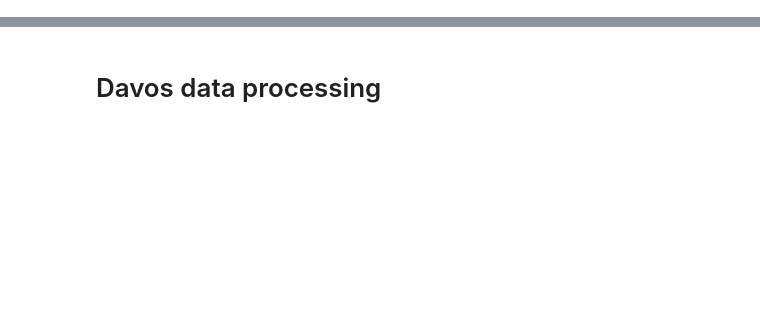
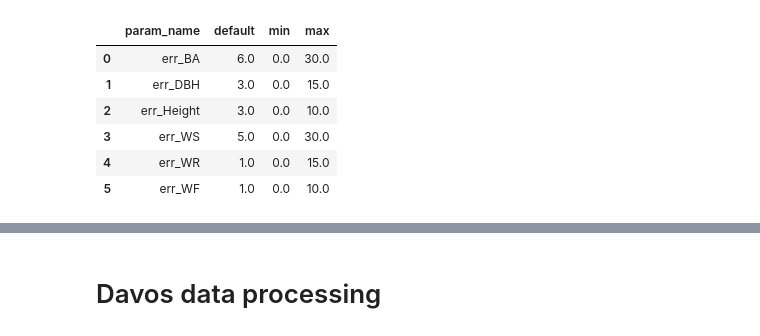
Before and after one commit to simlab-vs/TrunX, a Jupyter notebook: notebooks/prepare_solling_data.ipynb, the cells around one changed output, grey strips where cells are left out. Saved outputs shown, nothing was run; the diff lists cells and outputs as text; code cells hidden in the pictures; blank space fills up the shorter version.

```diff
--- a/notebooks/prepare_solling_data.ipynb
+++ b/notebooks/prepare_solling_data.ipynb
@@ -50,10 +56,16 @@ for _, row in param_df.iterrows():
 # %%
 error_solling = data["error_solling"]
 error_solling["param_name"] = [
     "err_" + metric for metric in ["BA", "DBH", "Height", "WS", "WR", "WF"]
 ]
-error_solling = error_solling[
-    error_solling["param_name"].isin(["err_DBH", "err_WS", "err_WR", "err_WF"])
-]
+
 error_solling
+# %% [output]
+|  | param_name | default | min | max |
+| 0 | err_BA | 6.0 | 0.0 | 30.0 |
+| 1 | err_DBH | 3.0 | 0.0 | 15.0 |
+| 2 | err_Height | 3.0 | 0.0 | 10.0 |
+| 3 | err_WS | 5.0 | 0.0 | 30.0 |
+| 4 | err_WR | 1.0 | 0.0 | 15.0 |
+| 5 | err_WF | 1.0 | 0.0 | 10.0 |
 # %%
```
Also changed, not shown: parts of 8 cells of this notebook, 13 other files.
